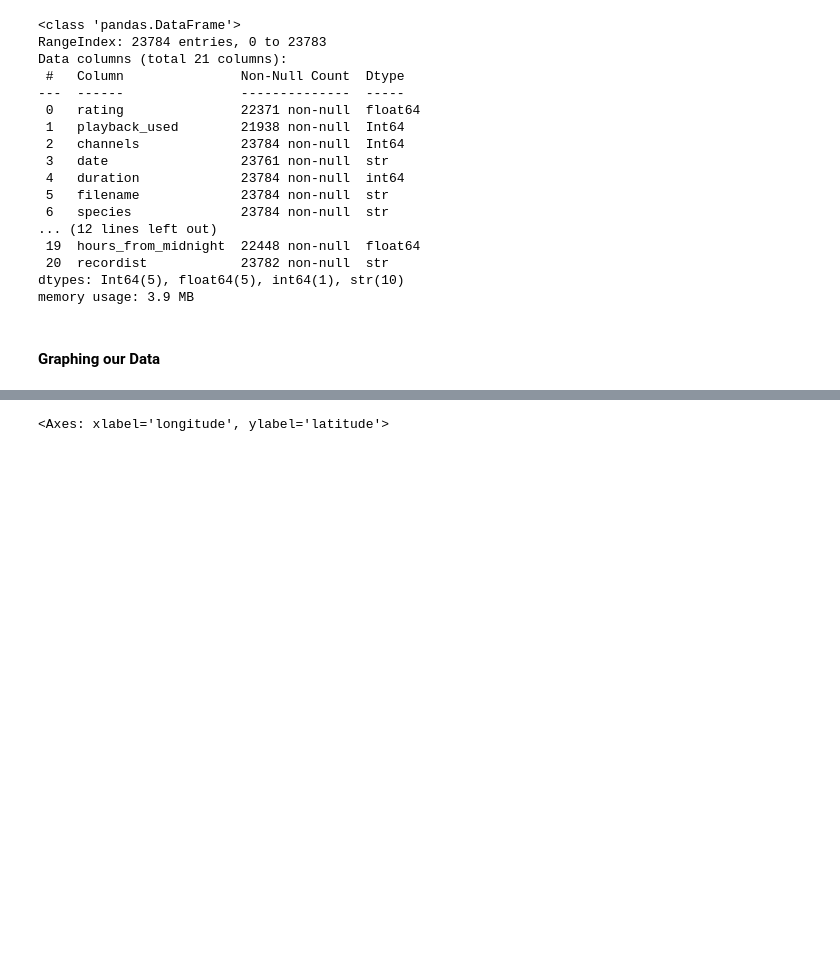
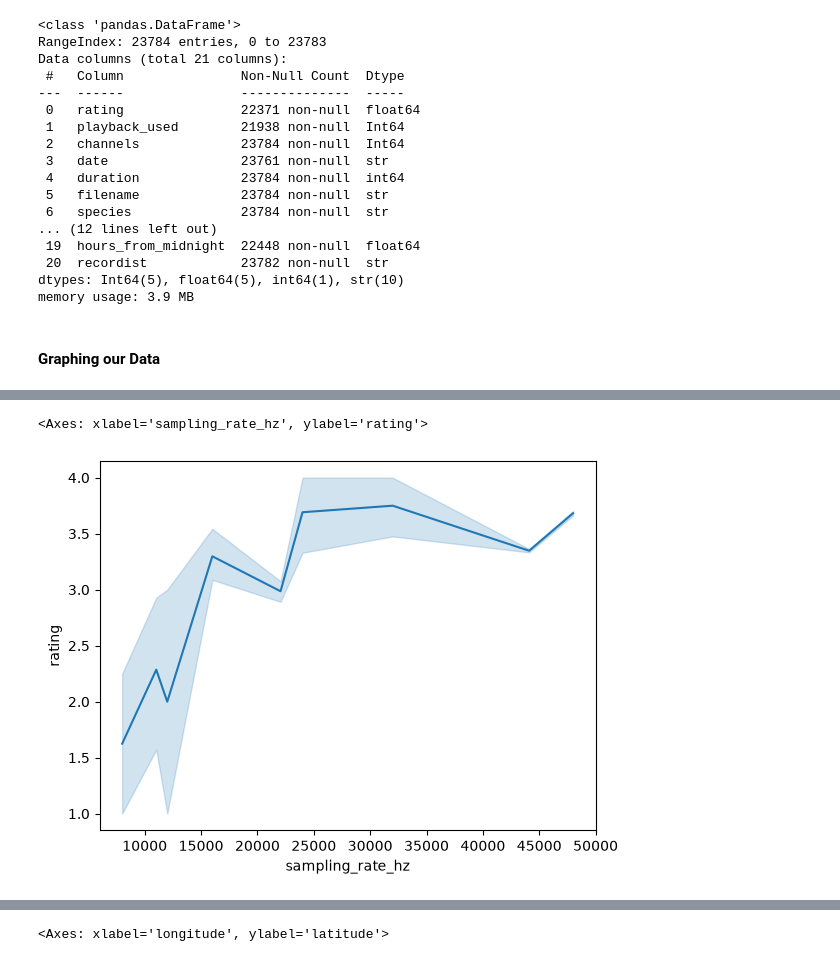
Before and after one commit to Jhe56/Ai-vian, a Jupyter notebook: Update_2/dataset_analysis.ipynb, the cells around one changed output, grey strips where cells are left out. Drawn from its saved outputs; the diff is of its cells as text; code cells hidden in the pictures; blank space fills up the shorter version.

```diff
--- a/Update_2/dataset_analysis.ipynb
+++ b/Update_2/dataset_analysis.ipynb
@@ -579,0 +571,5 @@ sns.pairplot(data=drop_df)
+# %%
+sns.lineplot(data=drop_df, x="sampling_rate_hz", y="rating")
+# %% [output]
+<Axes: xlabel='sampling_rate_hz', ylabel='rating'>
+[figure, added]
```
Also changed, not shown: parts of 16 cells of this notebook.
